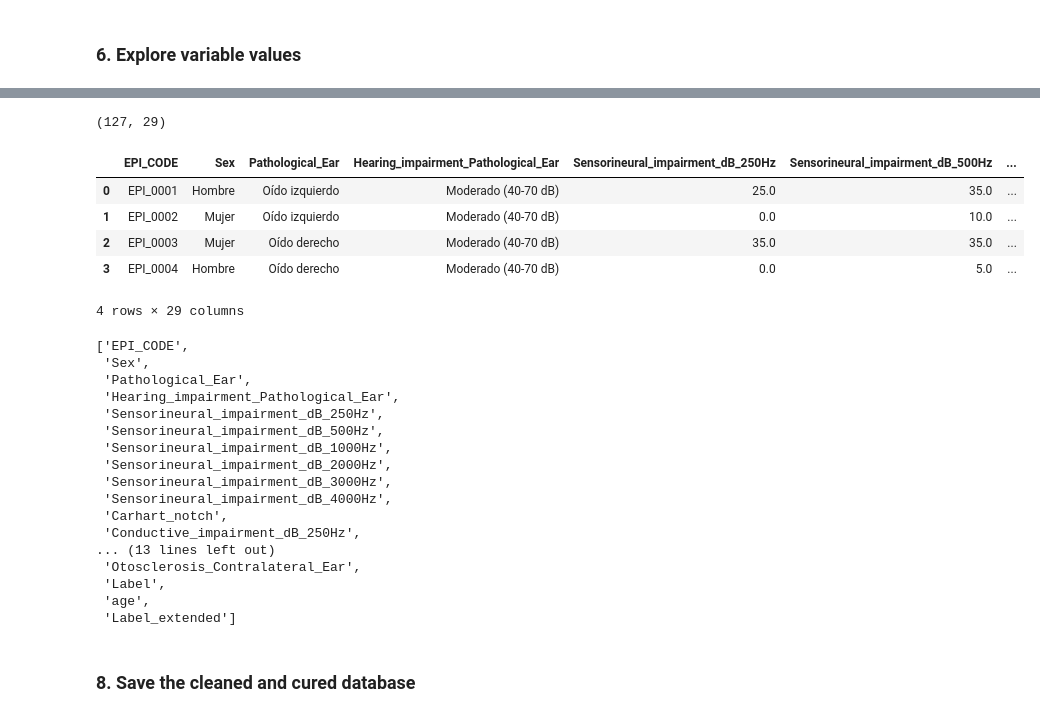
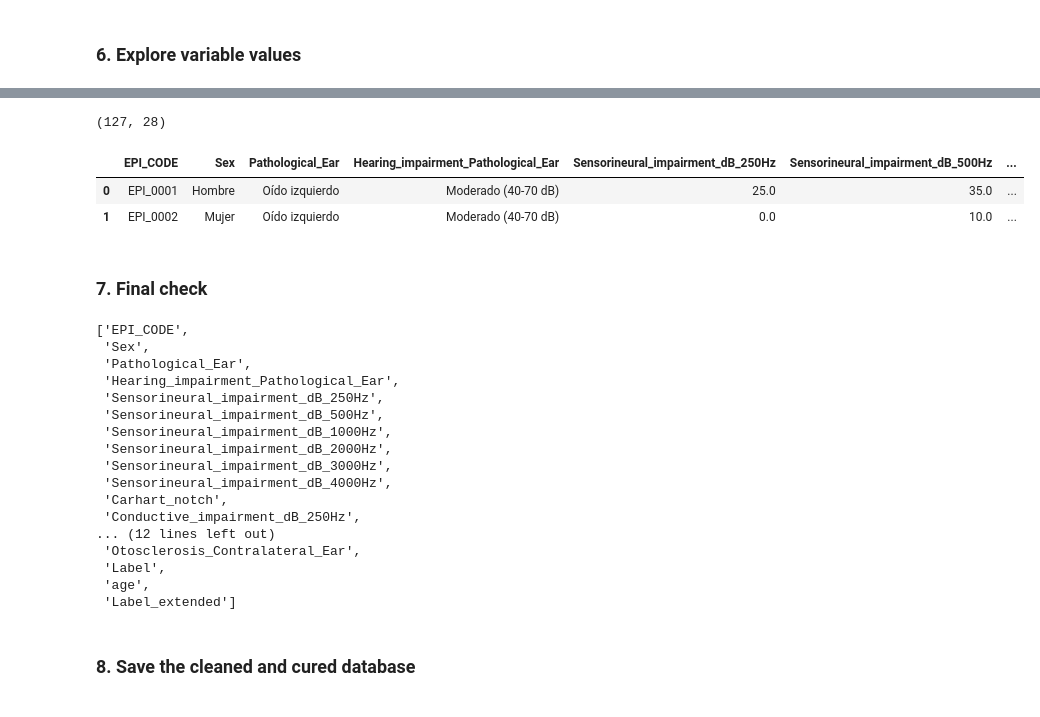
Before and after one commit to PabloMF-M/Otosclerosis_A_Radiomics_Analysis_using_Machine_Learning, a Jupyter notebook: 1. Clean_clinical_data.ipynb, the cells around one changed output, grey strips where cells are left out. Saved outputs shown, nothing was run; the diff lists cells and outputs as text; code cells hidden in the pictures.

```diff
--- a/1. Clean_clinical_data.ipynb
+++ b/1. Clean_clinical_data.ipynb
@@ -49,8 +65,8 @@ Directory files: ['Tables', 'Databases', 'Episodes', 'Figures', 'Notebooks']
 # %%
 # Load pandas dataframe
-clinical_data_dir= 'Databases/1_Otosclerosis_clinical_data.xlsx'
-df_clinical= pd.read_excel(clinical_data_dir, engine='openpyxl', na_values='nan')
+clinical_data_dir= 'Databases/1_df_clinical_data_anonymized.csv'
+df_clinical= pd.read_csv(clinical_data_dir, na_values='nan', index_col=False)
 
 print(df_clinical.shape)
-df_clinical.head(0)
+df_clinical.head(2)
 # %% [output]
@@ -89,7 +110,7 @@ int_=  ['NHC',                                'Sensorineural_impairment_dB_250Hz
         'Sensorineural_impairment_dB_3000Hz', 'Sensorineural_impairment_dB_4000Hz', 'Conductive_impairment_dB_250Hz',     'Conductive_impairment_dB_500Hz',     'Pre_surgical_Verbal_Audiometry_Pathological_Ear_dB',
         'Conductive_impairment_dB_1000Hz',    'Conductive_impairment_dB_2000Hz',    'Conductive_impairment_dB_3000Hz',    'Conductive_impairment_dB_4000Hz',    'Conductive_impairment_dB_6000Hz',
         'Pre_surgical_Verbal_Audiometry_Pathological_Ear_%',        'Pre_surgical_Max_Verbal_Audiometry_Pathological_Ear_dB',
-        'Post_surgical_One_Week_Mean_Hearing_impairment_dB',  'Post_surgical_One_Month_Mean_Hearing_impairment_dB',       'Post_surgical_One_Year_Mean_Hearing_impairment_dB']
+        'Post_surgical_One_Week_Mean_Hearing_impairment_dB',  'Post_surgical_One_Month_Mean_Hearing_impairment_dB',       'Post_surgical_One_Year_Mean_Hearing_impairment_dB', 'age']
 
 str_=  ['EPI_CODE', 'Comments', 'Download_Temporal_Bone_CT_scan']
 
@@ -107,13 +128,24 @@ date_= ['Birth_date', 'Pre_surgical_Tonal_Audiometry_Pathological_Ear_Date', 'Te
         'One_Year_Post_surgical_Tonal_Audiometry_Date_Pathological_Ear']
 
 
-print(f'Ints: {len(int_)}')
-print(f'Strs: {len(str_)}')
-print(f'Cats: {len(cat_)}')
-print(f'Dates: {len(date_)}')
+# Define anonymized columns in the previos step
+anonymized_ = ['NHC', 'Surgeon'] + date_
 
-print(f'--------- \nTotal: {len(int_) + len(str_) + len(cat_) + len(date_)}')
+# Exclude anonymized columns
+int_  = [var for var in int_ if var not in anonymized_]
+str_  = [var for var in str_ if var not in anonymized_]
+cat_  = [var for var in cat_ if var not in anonymized_]
+date_ = [var for var in date_ if var not in anonymized_]
+
+
+print(f'Ints:   {len(int_)}')
+print(f'Strs:   {len(str_)}')
+print(f'Cats:   {len(cat_)}')
+print(f'Dates:  {len(date_)}')
+print(f'Anonym: {len(anonymized_)}')
+
+print(f'---------- \nTotal: {len(int_) + len(str_) + len(cat_) + len(date_) + len(anonymized_)}')
 
 # Check that all columns are included in the datatype lists
-print(f'\nOther columns: {list(set(df_clinical.columns.to_list()) - set(int_ + str_ + cat_ + date_))}')
+print(f'\nOther columns: {list(set(df_clinical.columns.to_list()) - set(int_ + str_ + cat_ + date_ + anonymized_))}')
 # %% [output]
@@ -170,3 +189 @@ def age (df, CT_scan_date, birth_date):
-# %%
-df_clinical['age']= age (df_clinical, 'Temporal_Bone_CT_scan_Date', 'Birth_date')
 # %% [markdown]
@@ -282,19 +304,18 @@ non_useful= ['NHC', 'Pre_surgical_Verbal_Audiometry_Pathological_Ear_dB', 'Condu
              'One_Month_Post_surgical_Tonal_Audiometry_Date_Pathological_Ear', 'Post_surgical_One_Month_Mean_Hearing_impairment_dB',
              'One_Year_Post_surgical_Tonal_Audiometry_Date_Pathological_Ear']
 # %%
-# Remove non-useful variables
-df_clinical_cleaned= df_clinical.drop(non_useful, axis=1)
+# Remove non-useful and anonymized variables
+df_clinical_cleaned= df_clinical.drop(non_useful + anonymized_, axis=1)
 
 print(f'{df_clinical_cleaned.shape}\n')
-df_clinical_cleaned.head(4)
+df_clinical_cleaned.head(2)
 # %% [output]
-(127, 29)
+(127, 28)
 |  | EPI_CODE | Sex | Pathological_Ear | Hearing_impairment_Pathological_Ear | Sensorineural_impairment_dB_250Hz | Sensorineural_impairment_dB_500Hz | ... |
 | 0 | EPI_0001 | Hombre | Oído izquierdo | Moderado (40-70 dB) | 25.0 | 35.0 | ... |
 | 1 | EPI_0002 | Mujer | Oído izquierdo | Moderado (40-70 dB) | 0.0 | 10.0 | ... |
-| 2 | EPI_0003 | Mujer | Oído derecho | Moderado (40-70 dB) | 35.0 | 35.0 | ... |
-| 3 | EPI_0004 | Hombre | Oído derecho | Moderado (40-70 dB) | 0.0 | 5.0 | ... |
-4 rows × 29 columns
+# %% [markdown]
+### **7. Final check**
 # %%
 df_clinical_cleaned.columns.to_list()
 # %% [output]
@@ -310,7 +331,7 @@ df_clinical_cleaned.columns.to_list()
  'Sensorineural_impairment_dB_4000Hz',
  'Carhart_notch',
  'Conductive_impairment_dB_250Hz',
-... (13 lines left out)
+... (12 lines left out)
  'Otosclerosis_Contralateral_Ear',
  'Label',
  'age',
```
Also changed, not shown: parts of 15 cells of this notebook, 1 other file.
